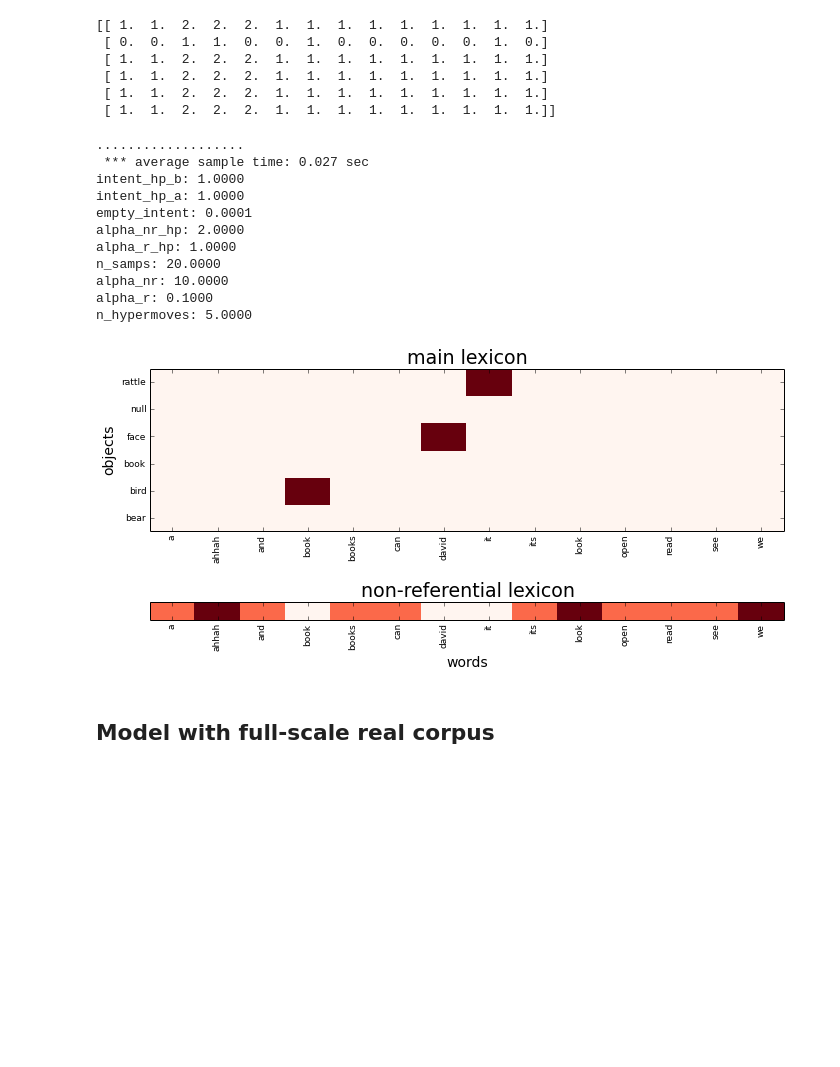
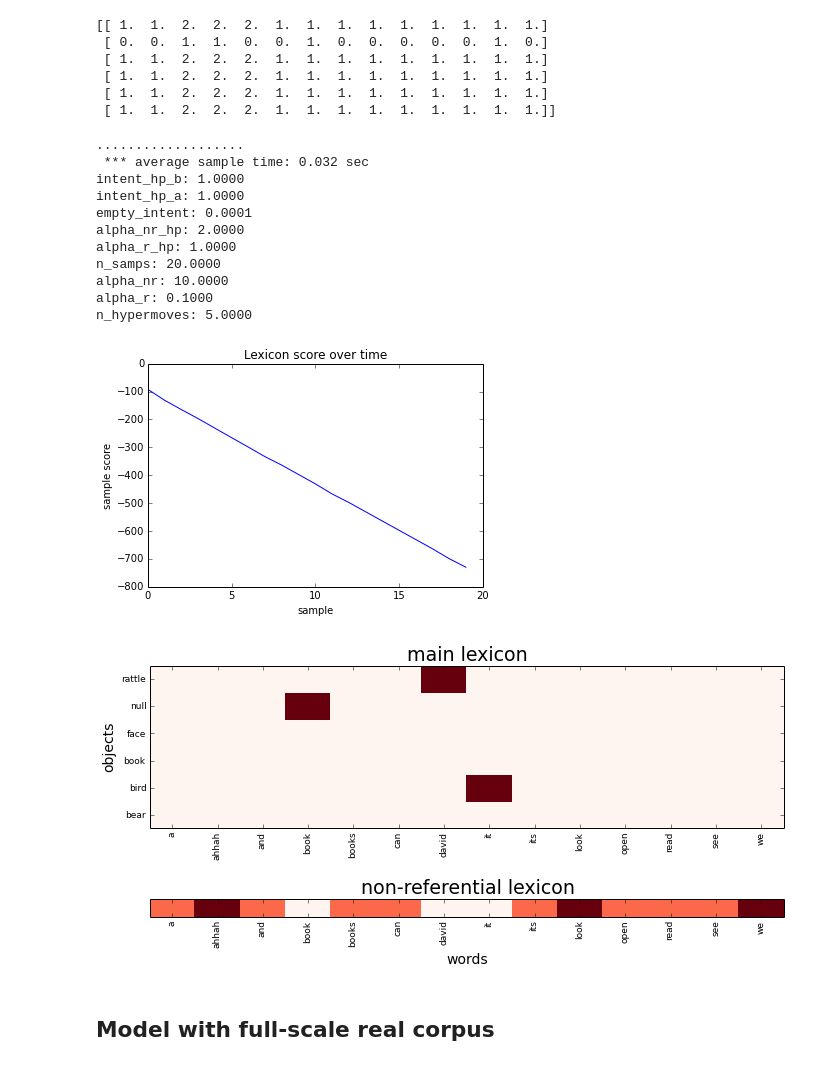
Before and after one commit to mcfrank/dmww, a Jupyter notebook: dmww basics.ipynb, the cells around one changed output. Cells and saved outputs as stored; diff of their text form; code cells hidden in the pictures; blank space fills up the shorter version.

```diff
--- a/dmww basics.ipynb
+++ b/dmww basics.ipynb
@@ -83,24 +81,26 @@ l.show()
 # %%
 l = GibbsLexicon(c, p,
                  verbose=0,
                  hyper_inf=True)
 
 l.learn_lex(c, p)
+l.plot_scores()
 l.plot_lex(w, certainwords = 0)
 l.params.show()
 # %% [output]
 ...................
- *** average sample time: 0.027 sec
+ *** average sample time: 0.032 sec
 intent_hp_b: 1.0000
 intent_hp_a: 1.0000
 empty_intent: 0.0001
 alpha_nr_hp: 2.0000
 alpha_r_hp: 1.0000
 n_samps: 20.0000
 alpha_nr: 10.0000
 alpha_r: 0.1000
 n_hypermoves: 5.0000
-[figure, old version]
+[figure, new version]
+[figure, added]
 # %% [markdown]
 ## Model with full-scale real corpus
 # %%
```
Also changed, not shown: parts of 7 cells of this notebook, 2 other files.
